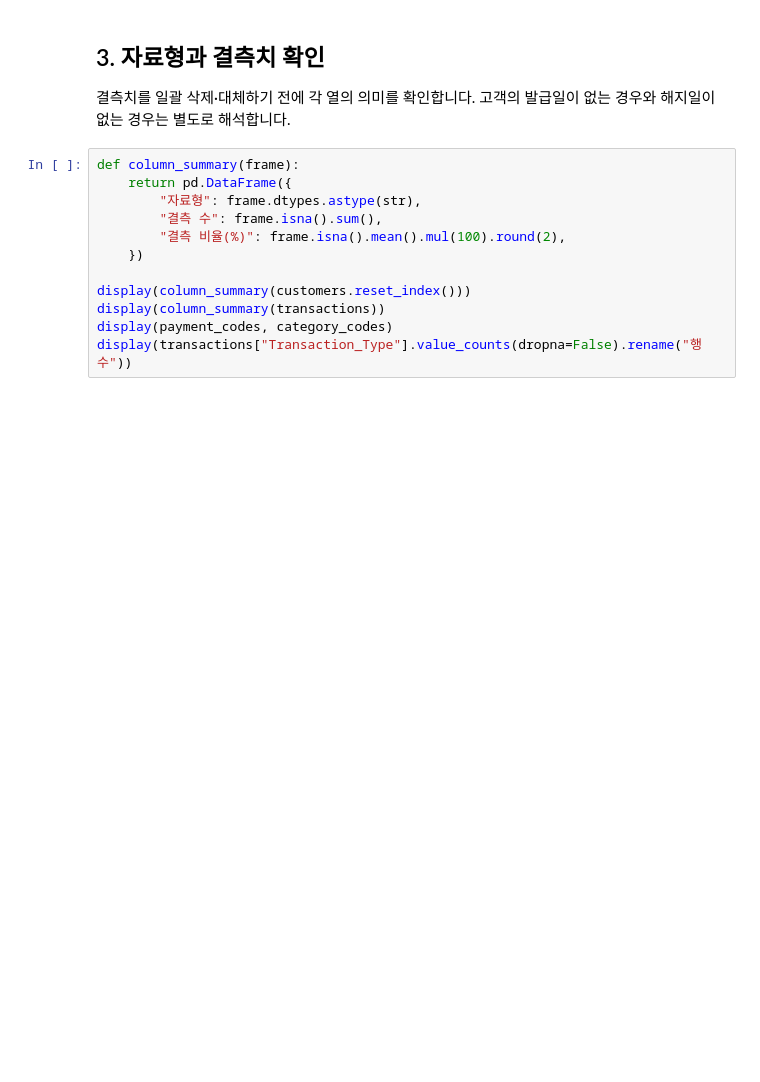
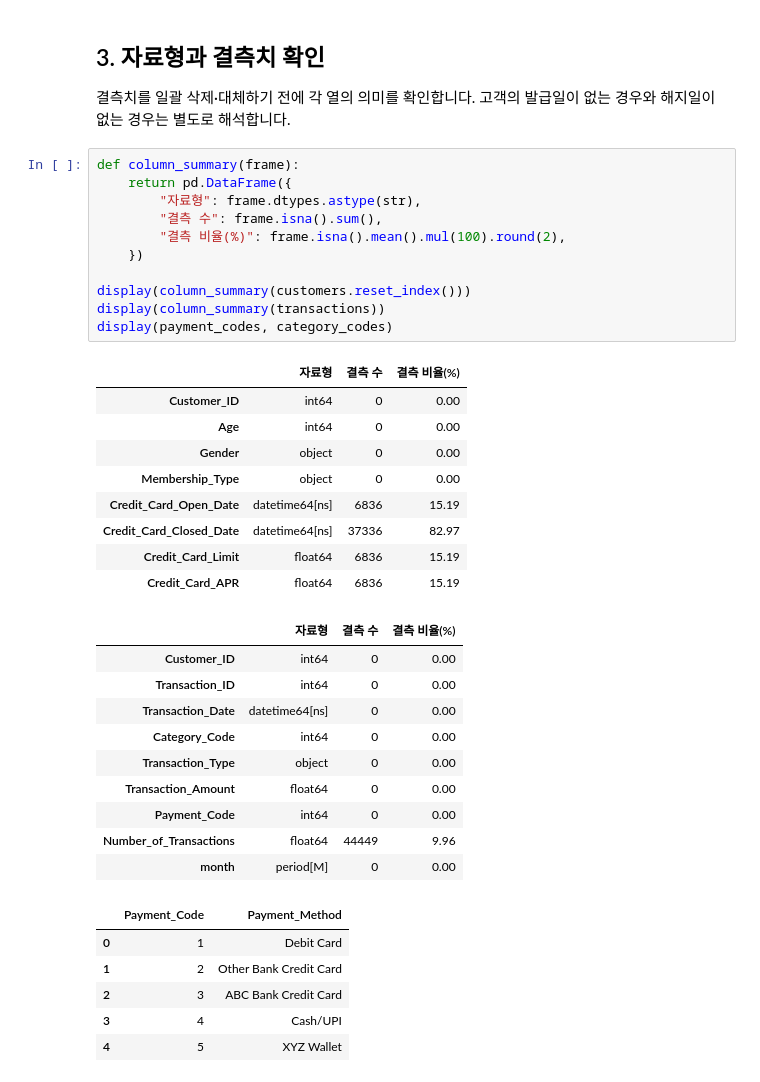
Before and after one commit to ilil1/Cardops, a Jupyter notebook: notebooks/Synchrony/01_data_load_clean.ipynb, the cells around one changed output. Cells and saved outputs as stored; diff of their text form; blank space fills up the shorter version.

```diff
--- a/notebooks/Synchrony/01_data_load_clean.ipynb
+++ b/notebooks/Synchrony/01_data_load_clean.ipynb
@@ -73,12 +159,37 @@ display(customers.head(), transactions.head())
 # %%
 def column_summary(frame):
     return pd.DataFrame({
         "자료형": frame.dtypes.astype(str),
         "결측 수": frame.isna().sum(),
         "결측 비율(%)": frame.isna().mean().mul(100).round(2),
     })
 
 display(column_summary(customers.reset_index()))
 display(column_summary(transactions))
 display(payment_codes, category_codes)
-display(transactions["Transaction_Type"].value_counts(dropna=False).rename("행 수"))
+# %% [output]
+|  | 자료형 | 결측 수 | 결측 비율(%) |
+| Customer_ID | int64 | 0 | 0.00 |
+| Age | int64 | 0 | 0.00 |
+| Gender | object | 0 | 0.00 |
+| Membership_Type | object | 0 | 0.00 |
+| Credit_Card_Open_Date | datetime64[ns] | 6836 | 15.19 |
+| Credit_Card_Closed_Date | datetime64[ns] | 37336 | 82.97 |
+| Credit_Card_Limit | float64 | 6836 | 15.19 |
+| Credit_Card_APR | float64 | 6836 | 15.19 |
+|  | 자료형 | 결측 수 | 결측 비율(%) |
+| Customer_ID | int64 | 0 | 0.00 |
+| Transaction_ID | int64 | 0 | 0.00 |
+| Transaction_Date | datetime64[ns] | 0 | 0.00 |
+| Category_Code | int64 | 0 | 0.00 |
+| Transaction_Type | object | 0 | 0.00 |
+| Transaction_Amount | float64 | 0 | 0.00 |
+| Payment_Code | int64 | 0 | 0.00 |
+| Number_of_Transactions | float64 | 44449 | 9.96 |
+| month | period[M] | 0 | 0.00 |
+|  | Payment_Code | Payment_Method |
+| 0 | 1 | Debit Card |
+| 1 | 2 | Other Bank Credit Card |
+| 2 | 3 | ABC Bank Credit Card |
+| 3 | 4 | Cash/UPI |
+| 4 | 5 | XYZ Wallet |
```
Also changed, not shown: parts of 11 cells of this notebook, 7 other files.
